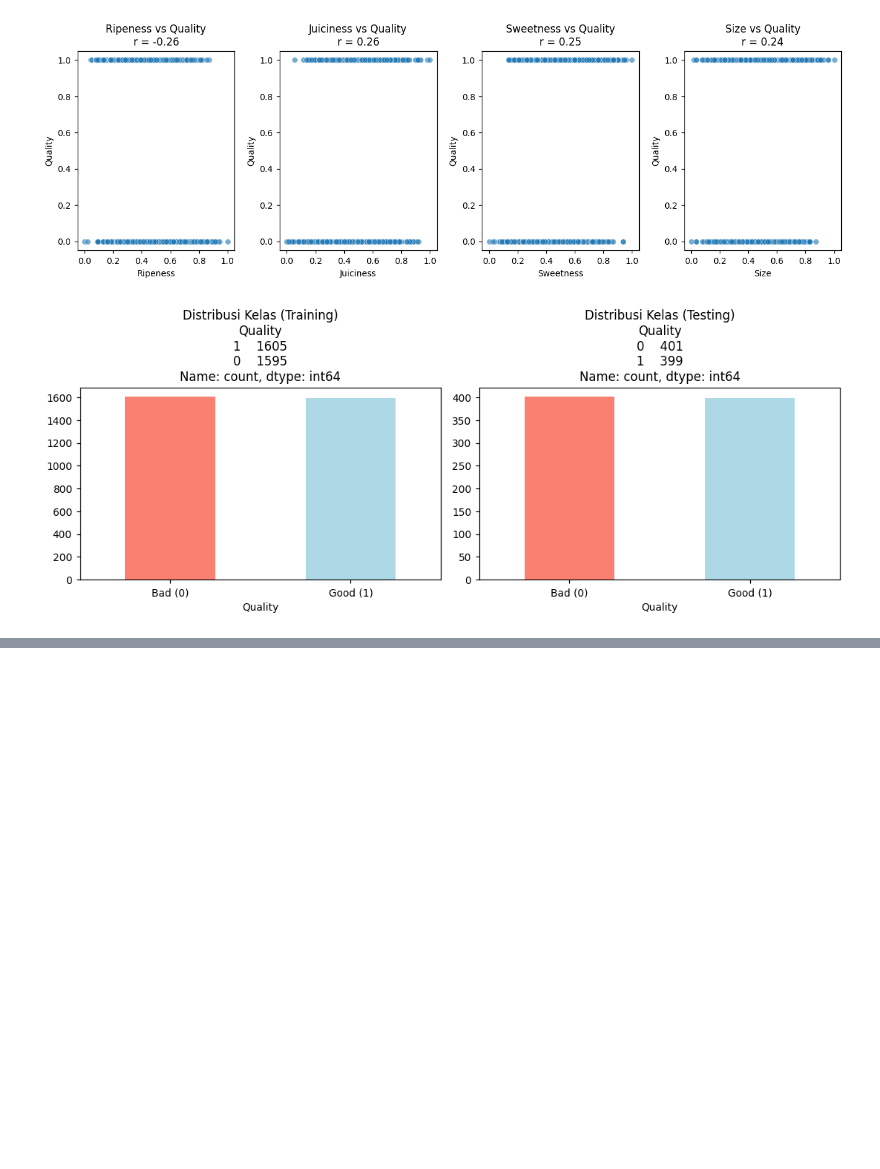
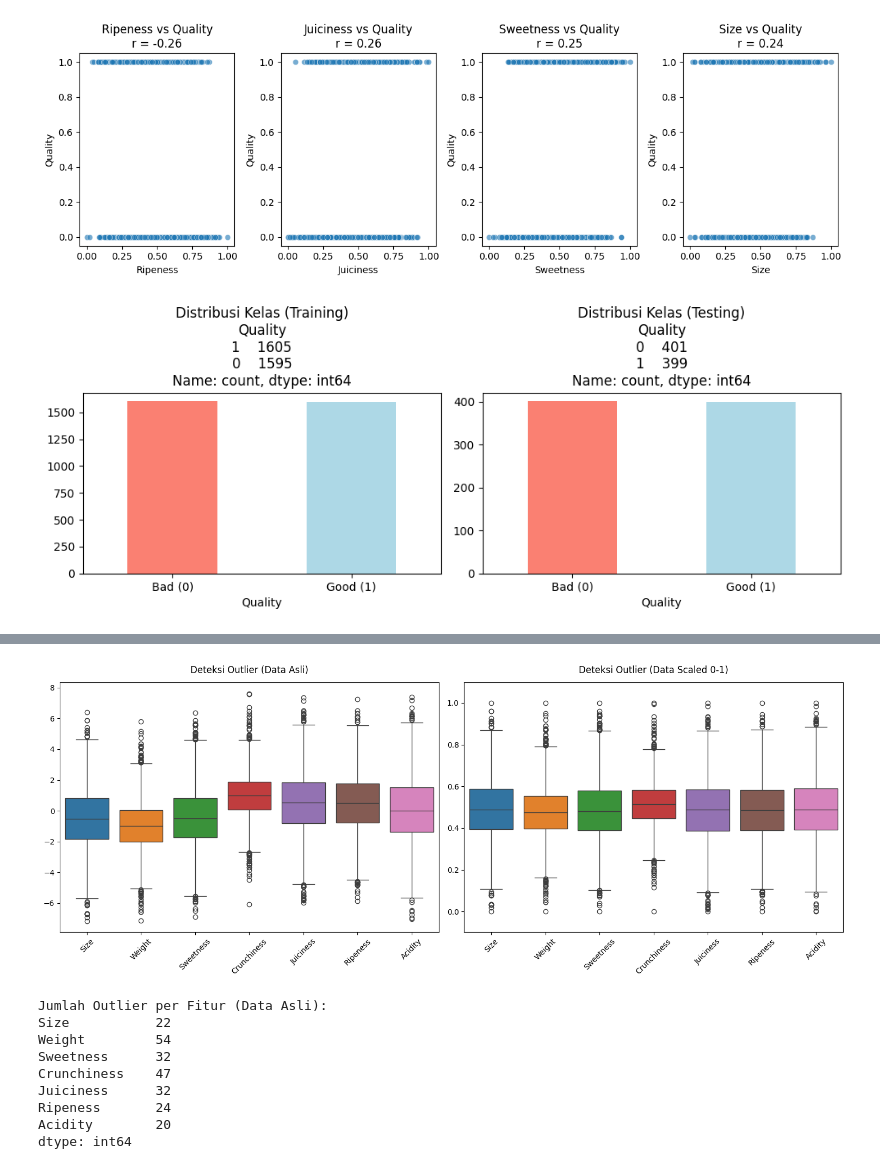
Before and after one commit to MasFana/TugasAkhirKK, a Jupyter notebook: KKApel.ipynb, the cells around one changed output, grey strips where cells are left out. Cells and saved outputs as stored; diff of their text form; code cells hidden in the pictures; blank space fills up the shorter version.

```diff
--- a/KKApel.ipynb
+++ b/KKApel.ipynb
@@ -98,4 +98,70 @@ plt.xticks([0, 1], ['Bad (0)', 'Good (1)'], rotation=0)
 
 plt.tight_layout()
 plt.show()
+# =============================================
+# 9. Analisis Statistik Deskriptif
+# =============================================
+print("\n=== STATISTIK DESKRIPTIF ===")
+
+# Hitung statistik untuk data sebelum scaling
+desc_stats = X.describe().T
+desc_stats['median'] = X.median()
+desc_stats['mode'] = X.mode().iloc[0]  # Ambil modus pertama jika multimodal
+desc_stats['variance'] = X.var()  # Menambahkan variance
+desc_stats['range'] = X.max() - X.min()  # Menambahkan range
+
+# Format tampilan
+pd.options.display.float_format = '{:.2f}'.format
+print("\nStatistik untuk Data Asli:")
+print(desc_stats[['count', 'mean', 'median', 'mode', 'min', 'max', 'std', 'variance', 'range']])
+
+# Hitung statistik untuk data setelah scaling
+scaled_stats = X_scaled.describe().T
+scaled_stats['variance'] = X_scaled.var()  # Menambahkan variance
+scaled_stats['range'] = X_scaled.max() - X_scaled.min()  # Menambahkan range
+print("\nStatistik untuk Data Scaled:")
+print(scaled_stats[['mean', '50%', 'min', 'max', 'std', 'variance', 'range']])
+
+# =============================================
+# 10. Deteksi Outlier Mendalam
+# =============================================
+plt.figure(figsize=(15, 6))
+
+# Outlier data asli
+plt.subplot(1, 2, 1)
+sns.boxplot(data=X)
+plt.title('Deteksi Outlier (Data Asli)', pad=12)
+plt.xticks(rotation=45)
+
+# Outlier data scaled
+plt.subplot(1, 2, 2)
+sns.boxplot(data=X_scaled)
+plt.title('Deteksi Outlier (Data Scaled 0-1)', pad=12)
+plt.xticks(rotation=45)
+plt.ylim(-0.1, 1.1)
+
+plt.tight_layout()
+plt.show()
+
+# Hitung jumlah outlier per fitur
+Q1 = X.quantile(0.25)
+Q3 = X.quantile(0.75)
+IQR = Q3 - Q1
+outliers = ((X < (Q1 - 1.5 * IQR)) | (X > (Q3 + 1.5 * IQR)))
+print("\nJumlah Outlier per Fitur (Data Asli):")
+print(outliers.sum())
+
+# =============================================
+# 11. Visualisasi Distribusi Data
+# =============================================
+# Histogram untuk 4 fitur teratas
+top_features = quality_corr.abs().sort_values(ascending=False).index[:4]
+
+plt.figure(figsize=(12, 8))
+for i, feature in enumerate(top_features, 1):
+    plt.subplot(2, 2, i)
+    sns.histplot(data=X_scaled, x=feature, kde=True, bins=20)
+    plt.title(f'Distribusi {feature}')
+plt.tight_layout()
+plt.show()
 # %% [output]
@@ -112,3 +178,3 @@ Ripeness      -0.264315
 Name: Quality, dtype: float64
-[figure, old version]
+[figure, new version]
-[figure, old version]
+[figure, new version]
@@ -114,0 +198,10 @@ Name: Quality, dtype: float64
+[figure, added]
+Jumlah Outlier per Fitur (Data Asli):
+Size           22
+Weight         54
+Sweetness      32
+Crunchiness    47
+Juiciness      32
+Ripeness       24
+Acidity        20
+dtype: int64
```
Also changed, not shown: parts of 2 cells of this notebook.
